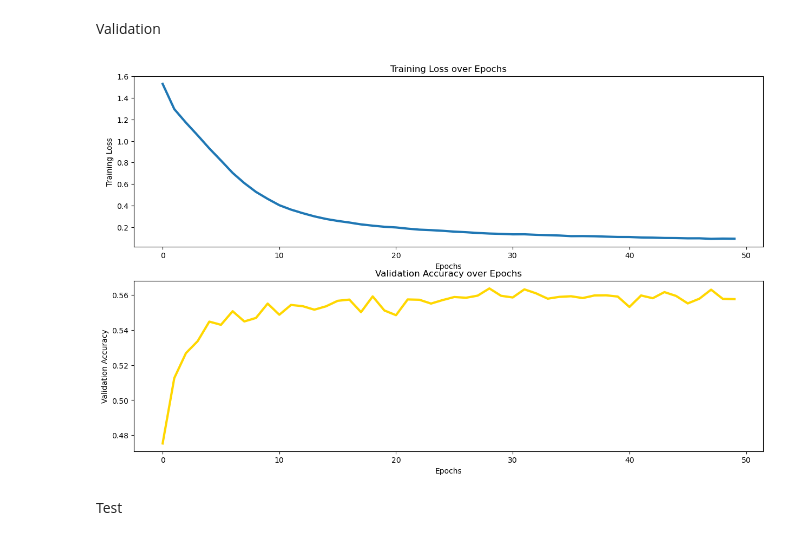
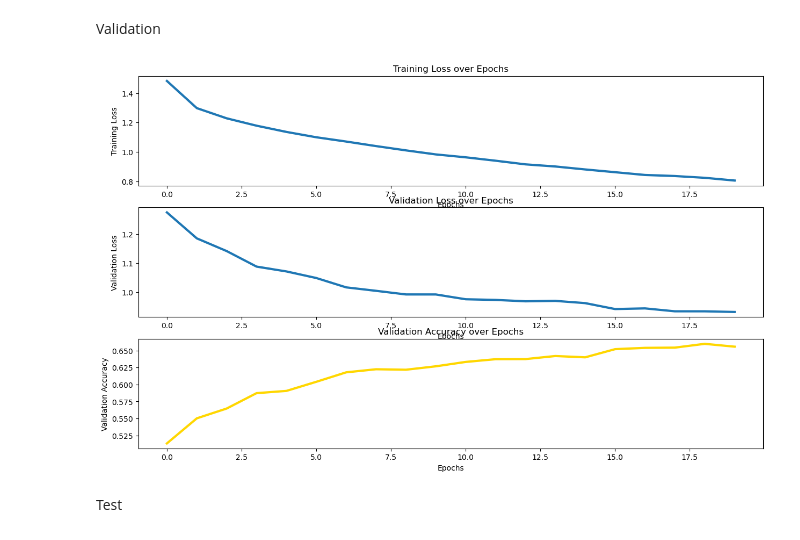
Before and after one commit to javiergd64/phys417final, a Jupyter notebook: final_template/Lab9_Template.ipynb, the cells around one changed output. Drawn from its saved outputs; the diff is of its cells as text; code cells hidden in the pictures.

```diff
--- a/final_template/Lab9_Template.ipynb
+++ b/final_template/Lab9_Template.ipynb
@@ -136,8 +139,8 @@ print(test_features.shape)
 Converting to Tensors
 # %%
 # Make them into tensors
-train_inputs = torch.from_numpy(train_features).float().to(d) # converting to floats
-train_targets = torch.from_numpy(train_labels).long().to(d) # converting to 64-bit integer
+train_inputs = torch.from_numpy(train_features).float() # converting to floats
+train_targets = torch.from_numpy(train_labels).long() # converting to 64-bit integer
 
 validation_inputs = torch.from_numpy(validation_features).float().to(d) # converting to floats
 validation_targets = torch.from_numpy(validation_labels).long().to(d) # converting to 64-bit integer
@@ -223,8 +230,8 @@ class myCNNModel(torch.nn.Module):
 # %% [markdown]
 ## Define Hyperparameters
 # %%
-
 # Fix the random seed so that model performance is reproducible
+from torch.utils.data import TensorDataset, DataLoader
 torch.manual_seed(55)
 
 # Initializing model
@@ -233,13 +240,16 @@ model = model.to(d) # Bc I wanted to use my gpu, also "sent" model to GPU to wor
 
 # Defining learning rate, epoch and batchsize for mini-batch gradient
 learning_rate = 0.001
-epochs = 50
+epochs = 20 #30
 
 ## Mini-batch set up, splitting up the tensors from before
 batchsize = 64
-train_batches_features = torch.split(train_inputs, batchsize)
-train_batches_targets = torch.split(train_targets, batchsize)
-batch_split_num = len(train_batches_features)
+# train_batches_features = torch.split(train_inputs, batchsize)
+# train_batches_targets = torch.split(train_targets, batchsize)
+# batch_split_num = len(train_batches_features)
+train_dataset = TensorDataset(train_inputs, train_targets)
+# NOTE: num_workers is for threads, and pin_memory is for locking memory
+train_loader = DataLoader(train_dataset, batch_size=batchsize, shuffle=True, pin_memory=True, num_workers=2)
 
 # Define loss function and optimizer
 loss_func = nn.CrossEntropyLoss()
@@ -270,6 +281,7 @@ myCNNModel(
 # %%
 # Placeholders for training loss and validation accuracy during training
 train_loss_list = []
+validation_loss_list = []
 validation_accuracy_list = []
 # %% [markdown]
 ## Train Model
@@ -283,11 +295,14 @@ for epoch in tqdm.trange(epochs):
     e_loss = 0.0 # the average loss for this epoch bc I use mini-batch
 
     # Working w the batches
-    for k in range(batch_split_num):
+    # for k in range(batch_split_num):
+    for features, targets in train_loader:
         # set up:
         # using batch k to train on
-        features_k = train_batches_features[k]
-        targets_k = train_batches_targets[k]
+        # features_k = train_batches_features[k]
+        # targets_k = train_batches_targets[k]
+        features_k = features.to(d)
+        targets_k = targets.to(d)
 
         # training
         optimizer.zero_grad()
@@ -300,7 +315,8 @@ for epoch in tqdm.trange(epochs):
         optimizer.step()
 
     # getting the avg loss over the batches for this epoch
-    epoch_avg_loss = e_loss / batch_split_num
+    # epoch_avg_loss = e_loss / batch_split_num
+    epoch_avg_loss = e_loss / len(train_loader)
     train_loss_list.append(epoch_avg_loss)
 
     # Compute Validation Accuracy ----------------------------------------------------------------------
@@ -308,6 +324,9 @@ for epoch in tqdm.trange(epochs):
     with torch.no_grad(): # Telling PyTorch we aren't passing inputs to network for training purpose
 
         validation_outputs = model(validation_inputs) # Getting validation scores
+        val_loss = loss_func(validation_outputs, validation_targets)
+        validation_loss_list.append(val_loss.item())
+
         correct = (torch.argmax(validation_outputs, dim=1) ==
                    validation_targets).type(torch.FloatTensor) # converting validation scores to labels and
                                                                # counting the # of correctly labeled samples
@@ -320,23 +339,29 @@ Validation
 # %%
 # Visualizing training loss and validation set accuracy
 plt.figure(figsize = (15, 9))
 
 # Plot for Training Loss
-plt.subplot(2, 1, 1)
+plt.subplot(3, 1, 1)
 plt.plot(train_loss_list, linewidth = 3)
 plt.title("Training Loss over Epochs")
 plt.ylabel("Training Loss")
 plt.xlabel("Epochs")
 
+plt.subplot(3, 1, 2)
+plt.plot(validation_loss_list, linewidth = 3)
+plt.title("Validation Loss over Epochs")
+plt.ylabel("Validation Loss")
+plt.xlabel("Epochs")
+
 # Accuracy for validation set
-plt.subplot(2, 1, 2)
+plt.subplot(3, 1, 3)
 plt.plot(validation_accuracy_list, linewidth = 3, color = 'gold')
 plt.title("Validation Accuracy over Epochs")
 plt.ylabel("Validation Accuracy")
 plt.xlabel("Epochs")
 plt.show()
 # %% [output]
-[figure, old version]
+[figure, new version]
 # %% [markdown]
 Test
 # %%
```
Also changed, not shown: parts of 10 cells of this notebook.
